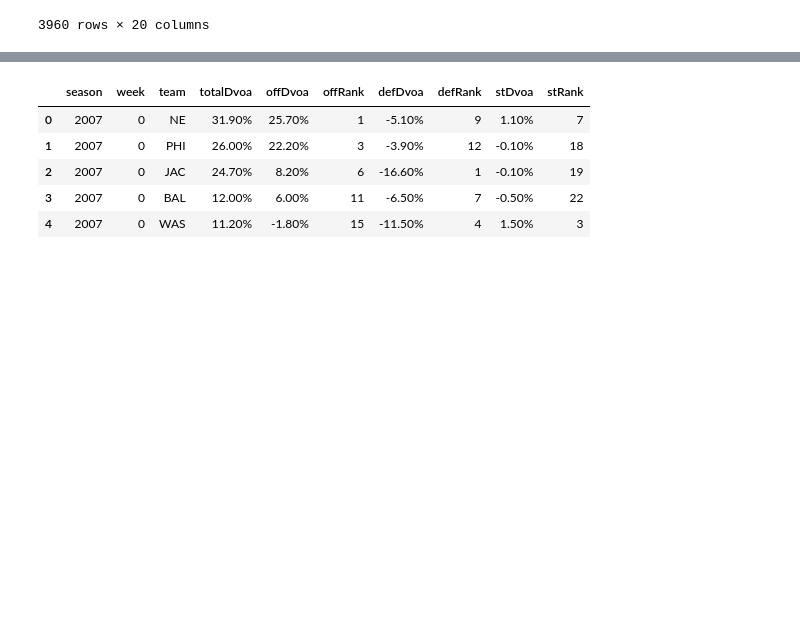
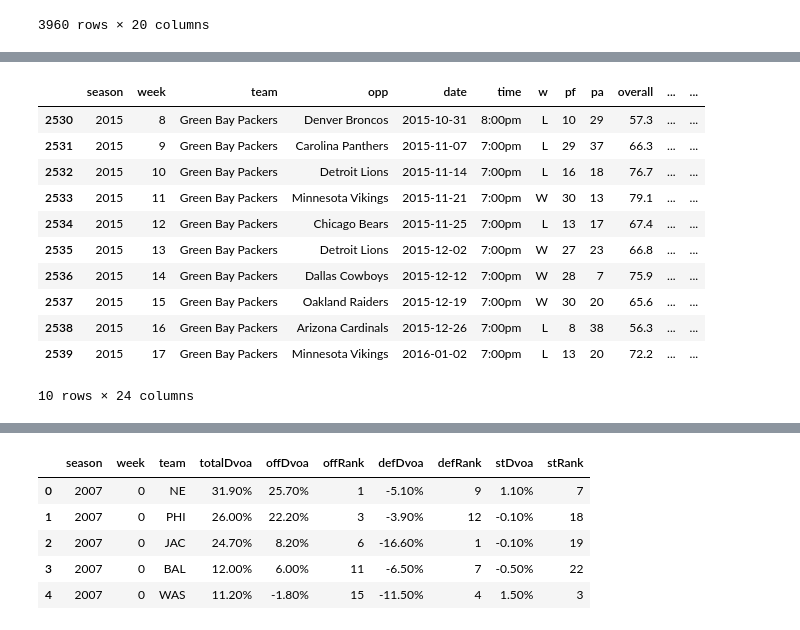
Before and after one commit to mries14/Springboard, a Jupyter notebook: Capstone1/dataCleaning/dataClean.ipynb, the cells around one changed output, grey strips where cells are left out. Drawn from its saved outputs; the diff is of its cells as text; code cells hidden in the pictures; blank space fills up the shorter version.

```diff
--- a/Capstone1/dataCleaning/dataClean.ipynb
+++ b/Capstone1/dataCleaning/dataClean.ipynb
@@ -200,0 +252,15 @@ pffDf.head()
+# %%
+pffDf[2530:2540]
+# %% [output]
+|  | season | week | team | opp | date | time | w | pf | pa | overall | ... | ... |
+| 2530 | 2015 | 8 | Green Bay Packers | Denver Broncos | 2015-10-31 | 8:00pm | L | 10 | 29 | 57.3 | ... | ... |
+| 2531 | 2015 | 9 | Green Bay Packers | Carolina Panthers | 2015-11-07 | 7:00pm | L | 29 | 37 | 66.3 | ... | ... |
+| 2532 | 2015 | 10 | Green Bay Packers | Detroit Lions | 2015-11-14 | 7:00pm | L | 16 | 18 | 76.7 | ... | ... |
+| 2533 | 2015 | 11 | Green Bay Packers | Minnesota Vikings | 2015-11-21 | 7:00pm | W | 30 | 13 | 79.1 | ... | ... |
+| 2534 | 2015 | 12 | Green Bay Packers | Chicago Bears | 2015-11-25 | 7:00pm | L | 13 | 17 | 67.4 | ... | ... |
+| 2535 | 2015 | 13 | Green Bay Packers | Detroit Lions | 2015-12-02 | 7:00pm | W | 27 | 23 | 66.8 | ... | ... |
+| 2536 | 2015 | 14 | Green Bay Packers | Dallas Cowboys | 2015-12-12 | 7:00pm | W | 28 | 7 | 75.9 | ... | ... |
+| 2537 | 2015 | 15 | Green Bay Packers | Oakland Raiders | 2015-12-19 | 7:00pm | W | 30 | 20 | 65.6 | ... | ... |
+| 2538 | 2015 | 16 | Green Bay Packers | Arizona Cardinals | 2015-12-26 | 7:00pm | L | 8 | 38 | 56.3 | ... | ... |
+| 2539 | 2015 | 17 | Green Bay Packers | Minnesota Vikings | 2016-01-02 | 7:00pm | L | 13 | 20 | 72.2 | ... | ... |
+10 rows × 24 columns
```
Also changed, not shown: parts of 16 cells of this notebook, 10 other files.
